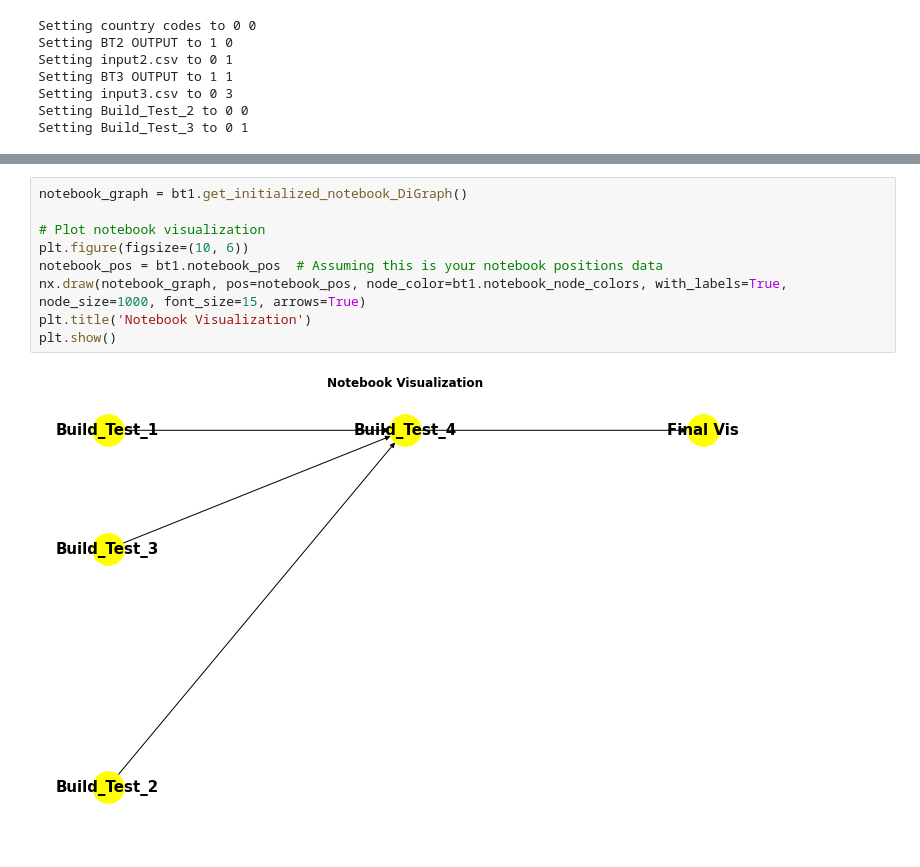
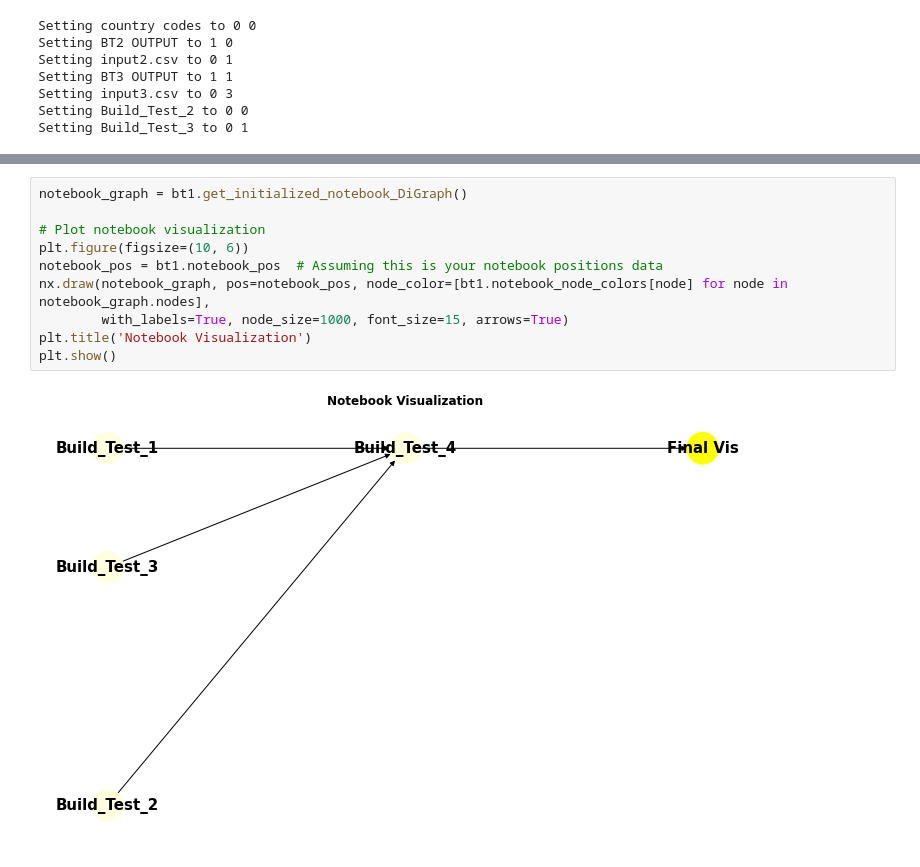
Before and after one commit to BorgPhysics/python_libraries, a Jupyter notebook: swimlane/Swimlane Tools Examples.ipynb, the cells around one changed output, grey strips where cells are left out. Drawn from its saved outputs; the diff is of its cells as text.

```diff
--- a/swimlane/Swimlane Tools Examples.ipynb
+++ b/swimlane/Swimlane Tools Examples.ipynb
@@ -57,11 +72,12 @@ plt.show()
 # %%
 notebook_graph = bt1.get_initialized_notebook_DiGraph()
 
 # Plot notebook visualization
 plt.figure(figsize=(10, 6))
 notebook_pos = bt1.notebook_pos  # Assuming this is your notebook positions data
-nx.draw(notebook_graph, pos=notebook_pos, node_color=bt1.notebook_node_colors, with_labels=True, node_size=1000, font_size=15, arrows=True)
+nx.draw(notebook_graph, pos=notebook_pos, node_color=[bt1.notebook_node_colors[node] for node in notebook_graph.nodes],
+        with_labels=True, node_size=1000, font_size=15, arrows=True)
 plt.title('Notebook Visualization')
 plt.show()
 # %% [output]
-[figure, old version]
+[figure, new version]
```
Also changed, not shown: parts of 2 cells of this notebook, 1 other file.
